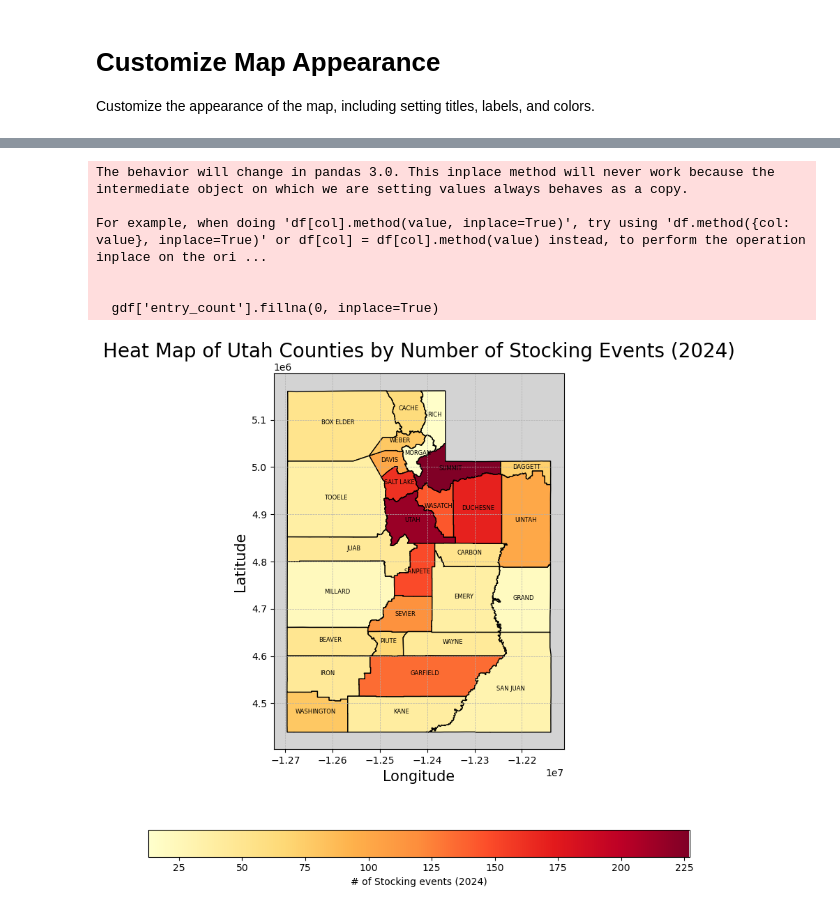
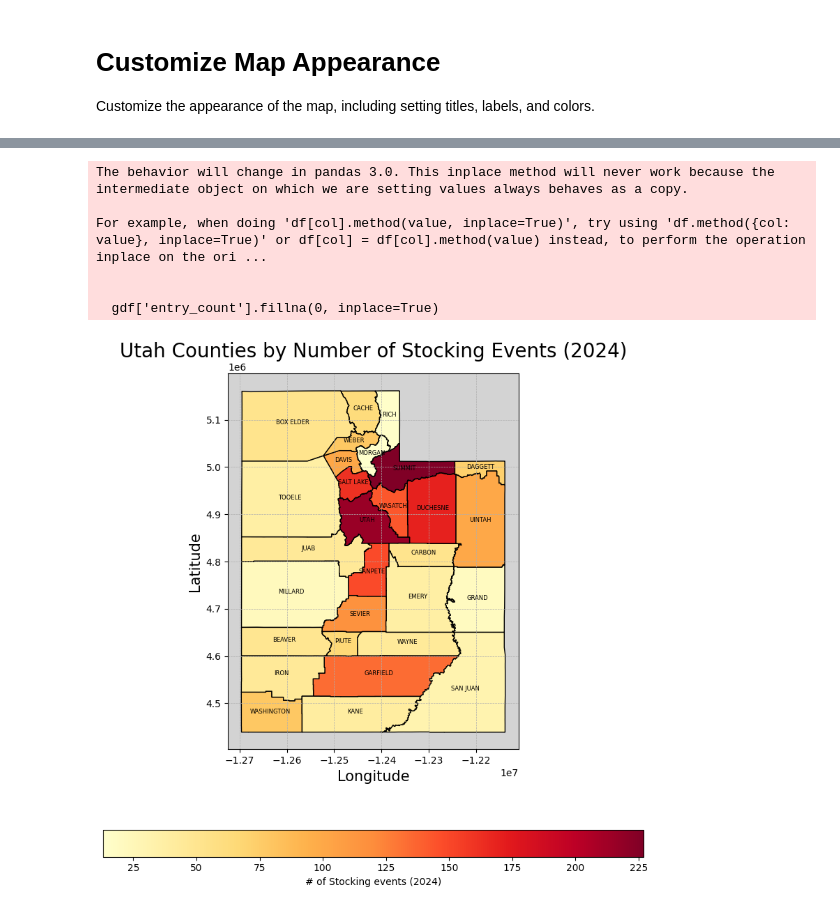
Before and after one commit to Daxton-Furniss/COMP-5960_Project, a Jupyter notebook: Map_utah_temp.ipynb, the cells around one changed output, grey strips where cells are left out. Cells and saved outputs as stored; diff of their text form; code cells hidden in the pictures.

```diff
--- a/Map_utah_temp.ipynb
+++ b/Map_utah_temp.ipynb
@@ -48,7 +48,7 @@ county_counts = csv_data['County'].value_counts().reset_index()
 county_counts.columns = ['NAME', 'entry_count']  # Rename columns for merging
 
 # Load the shapefile for Utah counties
-gdf = gpd.read_file('Counties.shp')
+gdf = gpd.read_file('Counties/Counties.shp')
 
 # Merge the county counts with the GeoDataFrame based on the 'NAME' column
 gdf = gdf.merge(county_counts, on='NAME', how='left')
@@ -68,7 +68,7 @@ for x, y, label in zip(gdf.geometry.centroid.x, gdf.geometry.centroid.y, gdf['NA
     ax.annotate(label, xy=(x, y), fontsize=6, ha='center')
 
 # Set titles and labels
-ax.set_title("Heat Map of Utah Counties by Sum of stocking events (all years)", fontsize=20)
+ax.set_title("Utah Counties by Sum of stocking events (all years)", fontsize=20)
 ax.set_xlabel("Longitude", fontsize=15)
 ax.set_ylabel("Latitude", fontsize=15)
 
@@ -103,7 +103,7 @@ county_counts_2024 = csv_data_2024['County'].value_counts().reset_index()
 county_counts_2024.columns = ['NAME', 'entry_count']  # Rename columns for merging
 
 # Load the shapefile for Utah counties
-gdf = gpd.read_file('Counties.shp')
+gdf = gpd.read_file('Counties/Counties.shp')
 
 # Merge the county counts for 2024 with the GeoDataFrame based on the 'NAME' column
 gdf = gdf.merge(county_counts_2024, on='NAME', how='left')
@@ -112,35 +112,35 @@ gdf = gdf.merge(county_counts_2024, on='NAME', how='left')
 gdf['entry_count'].fillna(0, inplace=True)
 
 # Create the plot
 fig, ax = plt.subplots(figsize=(10, 10))
 
 # Plot the counties with a color scale based on 'entry_count'
 gdf.plot(ax=ax, column='entry_count', cmap='YlOrRd', edgecolor='black', legend=True,
          legend_kwds={'label': "# of Stocking events (2024)", 'orientation': "horizontal"})
 
 # Add county names
 for x, y, label in zip(gdf.geometry.centroid.x, gdf.geometry.centroid.y, gdf['NAME']):
     ax.annotate(label, xy=(x, y), fontsize=6, ha='center')
 
 # Set titles and labels
-ax.set_title("Heat Map of Utah Counties by Number of Stocking Events (2024)", fontsize=20)
+ax.set_title("Utah Counties by Number of Stocking Events (2024)", fontsize=20)
 ax.set_xlabel("Longitude", fontsize=15)
 ax.set_ylabel("Latitude", fontsize=15)
 
 # Customize grid and background
 ax.grid(True, linestyle='--', linewidth=0.5)
 ax.set_facecolor('lightgrey')
 
 # Show the plot
 plt.show()
 # %% [output]
 The behavior will change in pandas 3.0. This inplace method will never work because the intermediate object on which we are setting values always behaves as a copy.
 
 For example, when doing 'df[col].method(value, inplace=True)', try using 'df.method({col: value}, inplace=True)' or df[col] = df[col].method(value) instead, to perform the operation inplace on the ori ...
 
 
   gdf['entry_count'].fillna(0, inplace=True)
-[figure, old version]
+[figure, new version]
 # %%
 # Load the CSV file (replace with the correct path to your file)
 csv_data = pd.read_csv('Stocking_All_Years.csv')
```
Also changed, not shown: parts of 7 cells of this notebook.
